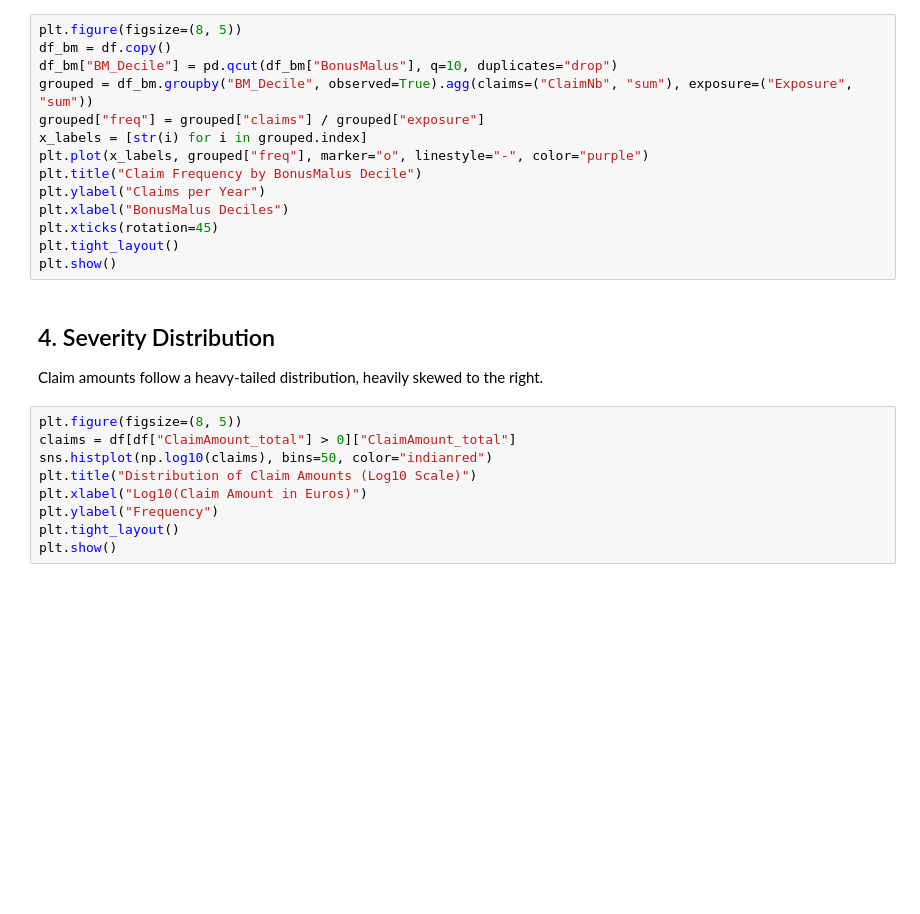
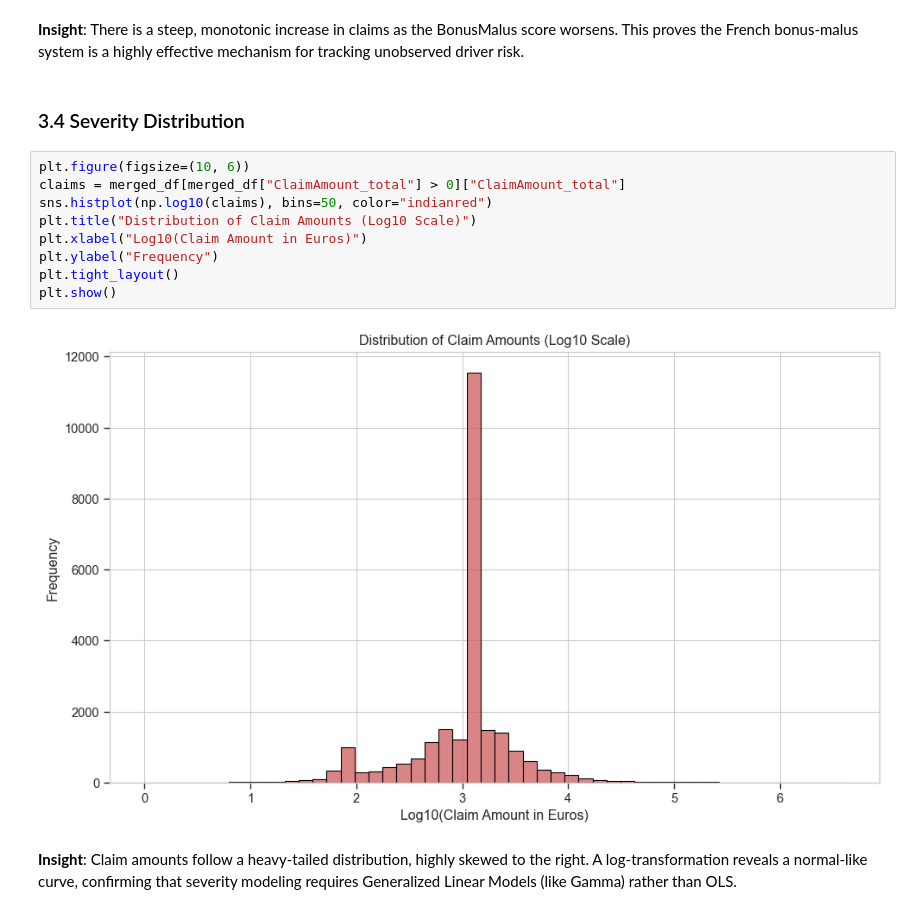
Before and after one commit to afrit-med-rayan/insurance-claims-risk-analytics, a Jupyter notebook: notebooks/01_eda.ipynb, the cells around one changed output. Saved outputs shown, nothing was run; the diff lists cells and outputs as text; blank space fills up the shorter version.

```diff
--- a/notebooks/01_eda.ipynb
+++ b/notebooks/01_eda.ipynb
@@ -48,26 +109,17 @@ BonusMalus is highly predictive of future claim frequency, with a steep, monoton
-# %%
-plt.figure(figsize=(8, 5))
-df_bm = df.copy()
-df_bm["BM_Decile"] = pd.qcut(df_bm["BonusMalus"], q=10, duplicates="drop")
-grouped = df_bm.groupby("BM_Decile", observed=True).agg(claims=("ClaimNb", "sum"), exposure=("Exposure", "sum"))
-grouped["freq"] = grouped["claims"] / grouped["exposure"]
-x_labels = [str(i) for i in grouped.index]
-plt.plot(x_labels, grouped["freq"], marker="o", linestyle="-", color="purple")
-plt.title("Claim Frequency by BonusMalus Decile")
-plt.ylabel("Claims per Year")
-plt.xlabel("BonusMalus Deciles")
-plt.xticks(rotation=45)
-plt.tight_layout()
-plt.show()
+# %% [markdown]
+**Insight**: There is a steep, monotonic increase in claims as the BonusMalus score worsens. This proves the French bonus-malus system is a highly effective mechanism for tracking unobserved driver risk.
+# %% [markdown]
+### 3.4 Severity Distribution
+# %%
+plt.figure(figsize=(10, 6))
+claims = merged_df[merged_df["ClaimAmount_total"] > 0]["ClaimAmount_total"]
+sns.histplot(np.log10(claims), bins=50, color="indianred")
+plt.title("Distribution of Claim Amounts (Log10 Scale)")
+plt.xlabel("Log10(Claim Amount in Euros)")
+plt.ylabel("Frequency")
+plt.tight_layout()
+plt.show()
+# %% [output]
+[figure, added]
 # %% [markdown]
-## 4. Severity Distribution
-Claim amounts follow a heavy-tailed distribution, heavily skewed to the right.
+**Insight**: Claim amounts follow a heavy-tailed distribution, highly skewed to the right. A log-transformation reveals a normal-like curve, confirming that severity modeling requires Generalized Linear Models (like Gamma) rather than OLS.
-# %%
-plt.figure(figsize=(8, 5))
-claims = df[df["ClaimAmount_total"] > 0]["ClaimAmount_total"]
-sns.histplot(np.log10(claims), bins=50, color="indianred")
-plt.title("Distribution of Claim Amounts (Log10 Scale)")
-plt.xlabel("Log10(Claim Amount in Euros)")
-plt.ylabel("Frequency")
-plt.tight_layout()
-plt.show()
```
Also changed, not shown: parts of 18 cells of this notebook, 2 other files.
